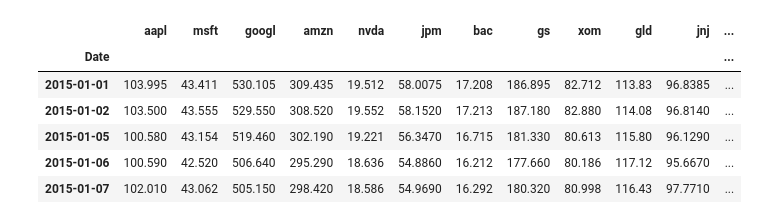
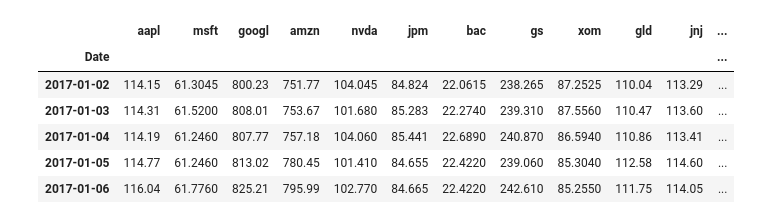
Before and after one commit to MariaNowacka/ml_project, a Jupyter notebook: ML_methods.ipynb, the cells around one changed output. Drawn from its saved outputs; the diff is of its cells as text; code cells hidden in the pictures.

```diff
--- a/ML_methods.ipynb
+++ b/ML_methods.ipynb
@@ -26,17 +32,17 @@ df = combined_df.copy()
 df["spy"] = sp500_df["Close"]
 # %%
 df = df.sort_index()
-start_date = '2015-01-01'
+start_date = '2017-01-01'
 df = df.loc[start_date:]
 df.head()
 # %% [output]
 |  | aapl | msft | googl | amzn | nvda | jpm | bac | gs | xom | gld | jnj | ... |
 | Date |  |  |  |  |  |  |  |  |  |  |  | ... |
-| 2015-01-01 | 103.995 | 43.411 | 530.105 | 309.435 | 19.512 | 58.0075 | 17.208 | 186.895 | 82.712 | 113.83 | 96.8385 | ... |
-| 2015-01-02 | 103.500 | 43.555 | 529.550 | 308.520 | 19.552 | 58.1520 | 17.213 | 187.180 | 82.880 | 114.08 | 96.8140 | ... |
-| 2015-01-05 | 100.580 | 43.154 | 519.460 | 302.190 | 19.221 | 56.3470 | 16.715 | 181.330 | 80.613 | 115.80 | 96.1290 | ... |
-| 2015-01-06 | 100.590 | 42.520 | 506.640 | 295.290 | 18.636 | 54.8860 | 16.212 | 177.660 | 80.186 | 117.12 | 95.6670 | ... |
-| 2015-01-07 | 102.010 | 43.062 | 505.150 | 298.420 | 18.586 | 54.9690 | 16.292 | 180.320 | 80.998 | 116.43 | 97.7710 | ... |
+| 2017-01-02 | 114.15 | 61.3045 | 800.23 | 751.77 | 104.045 | 84.824 | 22.0615 | 238.265 | 87.2525 | 110.04 | 113.29 | ... |
+| 2017-01-03 | 114.31 | 61.5200 | 808.01 | 753.67 | 101.680 | 85.283 | 22.2740 | 239.310 | 87.5560 | 110.47 | 113.60 | ... |
+| 2017-01-04 | 114.19 | 61.2460 | 807.77 | 757.18 | 104.060 | 85.441 | 22.6890 | 240.870 | 86.5940 | 110.86 | 113.41 | ... |
+| 2017-01-05 | 114.77 | 61.2460 | 813.02 | 780.45 | 101.410 | 84.655 | 22.4220 | 239.060 | 85.3040 | 112.58 | 114.60 | ... |
+| 2017-01-06 | 116.04 | 61.7760 | 825.21 | 795.99 | 102.770 | 84.665 | 22.4220 | 242.610 | 85.2550 | 111.75 | 114.05 | ... |
 # %%
 returns_df = df[core_stocks].pct_change()
 returns_df['spy'] = df['spy'].pct_change().shift(-1)
```
Also changed, not shown: parts of 11 cells of this notebook.
